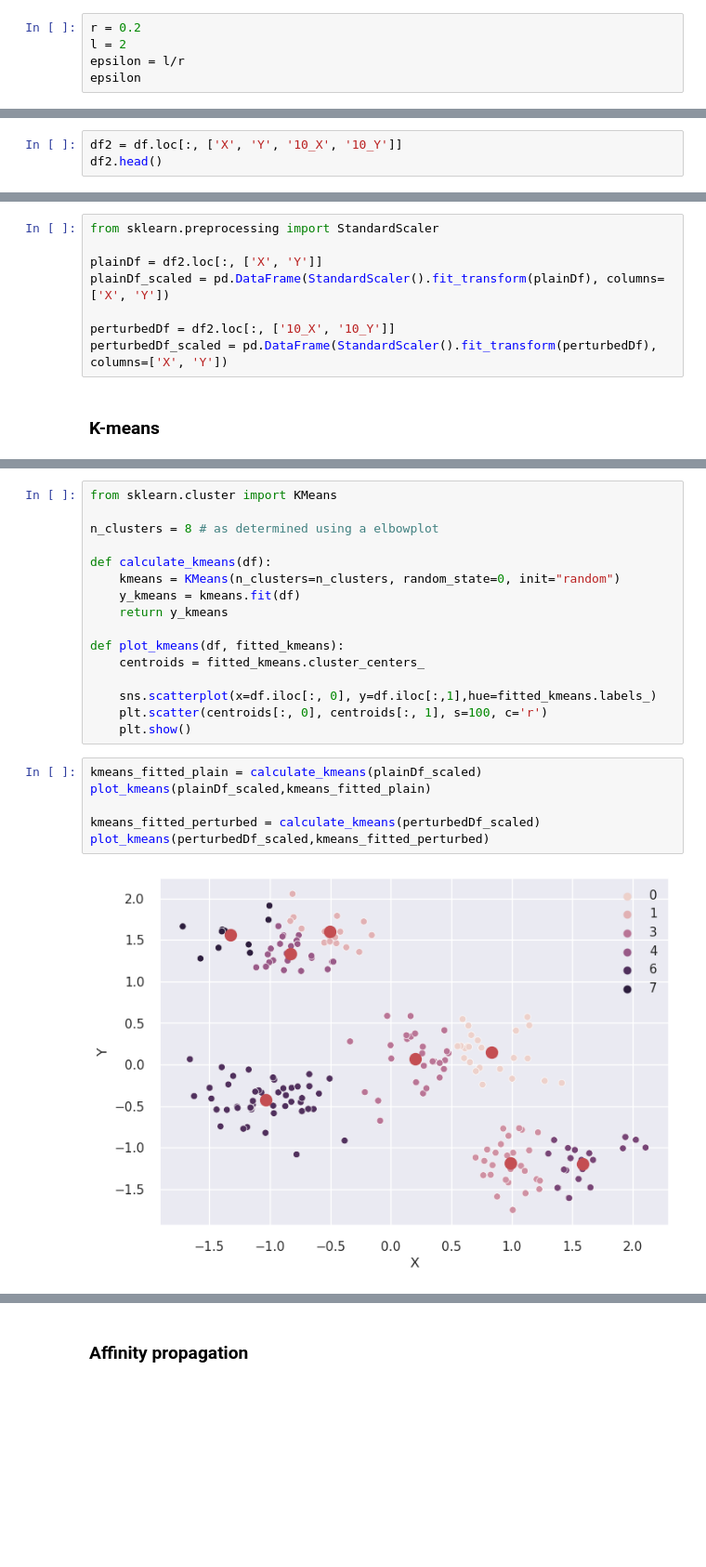
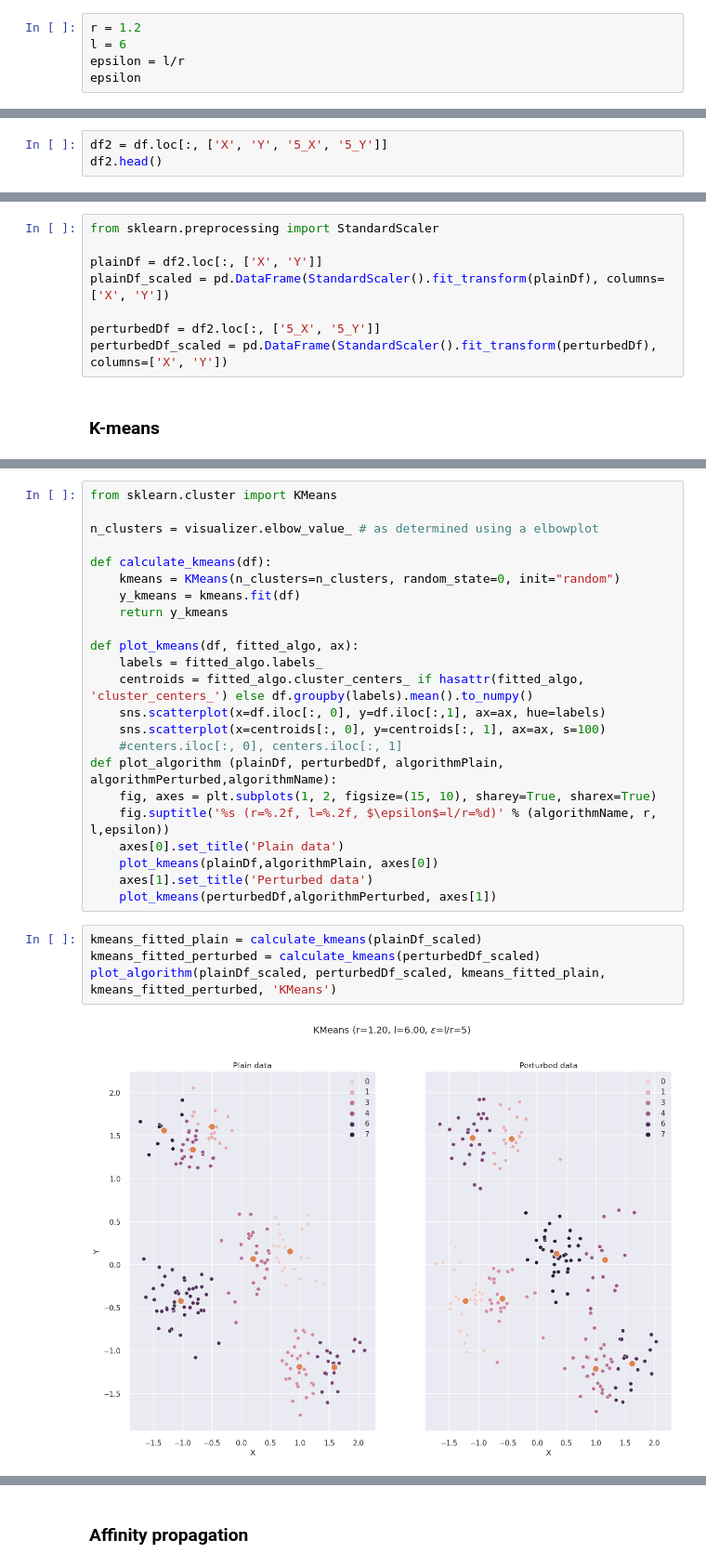
Before and after one commit to tjvanderende/privacy-preserved-clustering-with-nD-Laplace, a Jupyter notebook: RQ1/2D-Laplace-experiment.ipynb, the cells around one changed output, grey strips where cells are left out. Shown at 93% size. Cells and saved outputs as stored; diff of their text form; blank space fills up the shorter version.

```diff
--- a/RQ1/2D-Laplace-experiment.ipynb
+++ b/RQ1/2D-Laplace-experiment.ipynb
@@ -192,7 +180,7 @@ Based on the results it is notably visible that $r=0.1$, $l=2$ and $\epsilon=20.
 - epsilon = l\r
 # %%
-r = 0.2
-l = 2
+r = 1.2
+l = 6
 epsilon = l/r
 epsilon
 # %% [output]
@@ -200,4 +188,4 @@ epsilon
 # %%
-df2 = df.loc[:, ['X', 'Y', '10_X', '10_Y']]
+df2 = df.loc[:, ['X', 'Y', '5_X', '5_Y']]
 df2.head()
 # %% [output]
@@ -216,7 +204,7 @@ from sklearn.preprocessing import StandardScaler
 plainDf = df2.loc[:, ['X', 'Y']]
 plainDf_scaled = pd.DataFrame(StandardScaler().fit_transform(plainDf), columns=['X', 'Y'])
 
-perturbedDf = df2.loc[:, ['10_X', '10_Y']]
+perturbedDf = df2.loc[:, ['5_X', '5_Y']]
 perturbedDf_scaled = pd.DataFrame(StandardScaler().fit_transform(perturbedDf), columns=['X', 'Y'])
 # %% [markdown]
 ### K-means
@@ -235,24 +223,29 @@ visualizer.show()
 # %%
 from sklearn.cluster import KMeans
 
-n_clusters = 8 # as determined using a elbowplot
+n_clusters = visualizer.elbow_value_ # as determined using a elbowplot
 
 def calculate_kmeans(df):
     kmeans = KMeans(n_clusters=n_clusters, random_state=0, init="random")
     y_kmeans = kmeans.fit(df)
     return y_kmeans
 
-def plot_kmeans(df, fitted_kmeans):
-    centroids = fitted_kmeans.cluster_centers_
-
-    sns.scatterplot(x=df.iloc[:, 0], y=df.iloc[:,1],hue=fitted_kmeans.labels_)
-    plt.scatter(centroids[:, 0], centroids[:, 1], s=100, c='r')
-    plt.show()
+def plot_kmeans(df, fitted_algo, ax):
+    labels = fitted_algo.labels_
+    centroids = fitted_algo.cluster_centers_ if hasattr(fitted_algo, 'cluster_centers_') else df.groupby(labels).mean().to_numpy()
+    sns.scatterplot(x=df.iloc[:, 0], y=df.iloc[:,1], ax=ax, hue=labels)
+    sns.scatterplot(x=centroids[:, 0], y=centroids[:, 1], ax=ax, s=100)
+    #centers.iloc[:, 0], centers.iloc[:, 1]
+def plot_algorithm (plainDf, perturbedDf, algorithmPlain, algorithmPerturbed,algorithmName):
+    fig, axes = plt.subplots(1, 2, figsize=(15, 10), sharey=True, sharex=True)
+    fig.suptitle('%s (r=%.2f, l=%.2f, $\epsilon$=l/r=%d)' % (algorithmName, r, l,epsilon))
+    axes[0].set_title('Plain data')
+    plot_kmeans(plainDf,algorithmPlain, axes[0])
+    axes[1].set_title('Perturbed data')
+    plot_kmeans(perturbedDf,algorithmPerturbed, axes[1])
 # %%
 kmeans_fitted_plain = calculate_kmeans(plainDf_scaled)
-plot_kmeans(plainDf_scaled,kmeans_fitted_plain)
-
 kmeans_fitted_perturbed = calculate_kmeans(perturbedDf_scaled)
-plot_kmeans(perturbedDf_scaled,kmeans_fitted_perturbed)
+plot_algorithm(plainDf_scaled, perturbedDf_scaled, kmeans_fitted_plain, kmeans_fitted_perturbed, 'KMeans')
 # %% [output]
-[figure, old version]
+[figure, new version]
```
Also changed, not shown: parts of 21 cells of this notebook, 1 other file.
